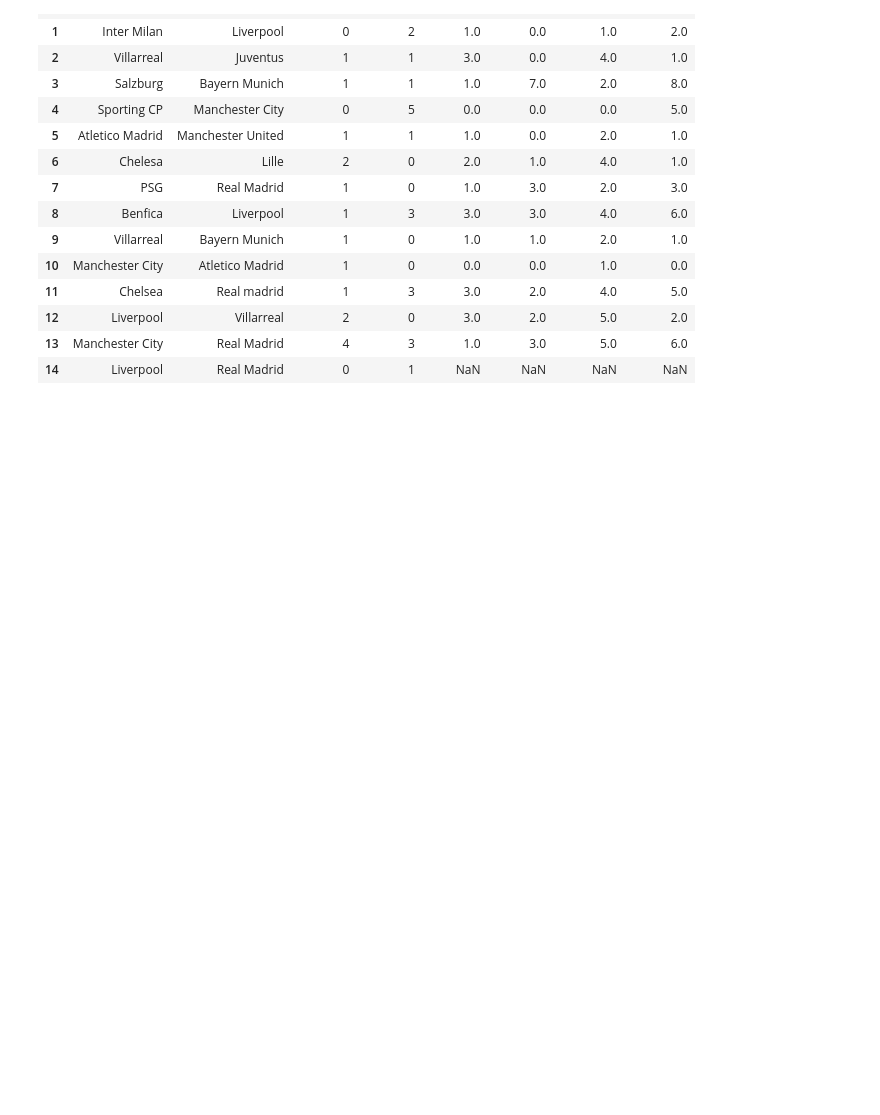
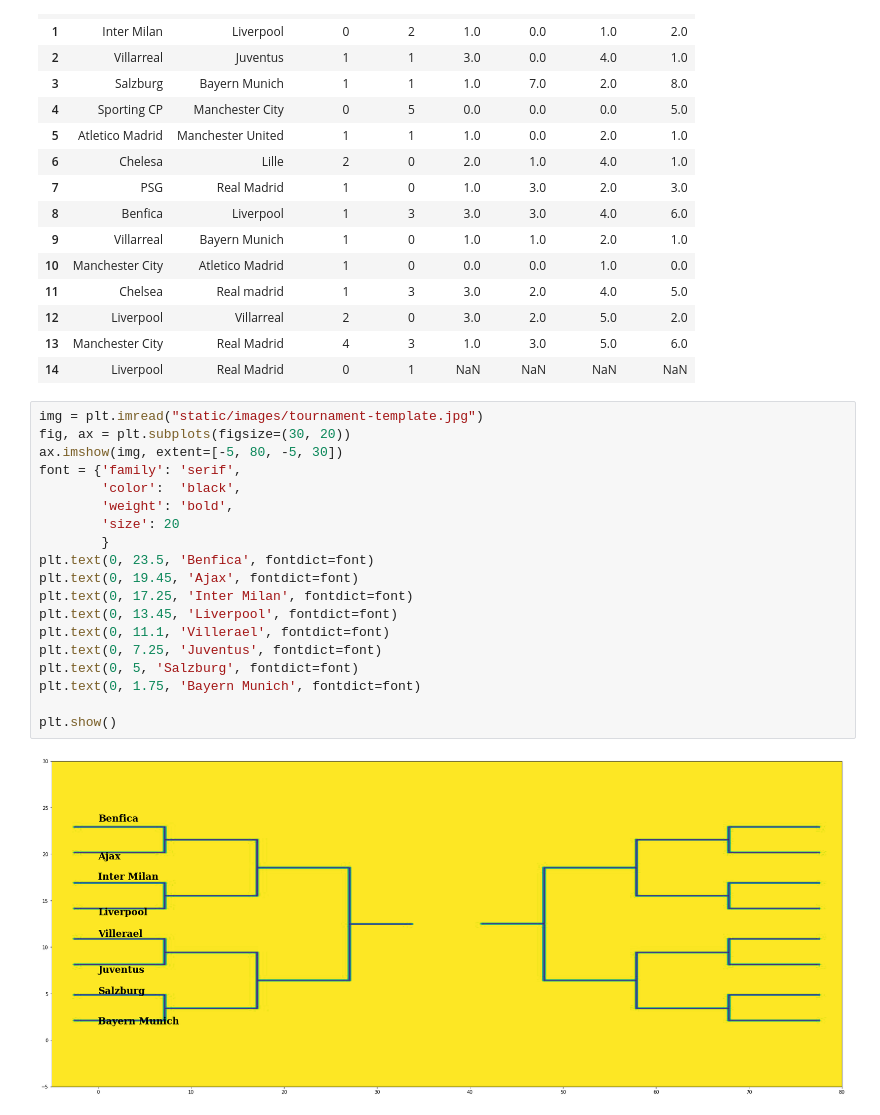
Before and after one commit to jacopofranciosiwisc/champions_league_visualizer, a Jupyter notebook: champions_league_visualizer/tester.ipynb, the cells around one changed output. Saved outputs shown, nothing was run; the diff lists cells and outputs as text; blank space fills up the shorter version.

```diff
--- a/champions_league_visualizer/tester.ipynb
+++ b/champions_league_visualizer/tester.ipynb
@@ -80,3 +81,24 @@ ks_df
 | 12 | Liverpool | Villarreal | 2 | 0 | 3.0 | 2.0 | 5.0 | 2.0 |
 | 13 | Manchester City | Real Madrid | 4 | 3 | 1.0 | 3.0 | 5.0 | 6.0 |
 | 14 | Liverpool | Real Madrid | 0 | 1 | NaN | NaN | NaN | NaN |
+# %%
+img = plt.imread("static/images/tournament-template.jpg")
+fig, ax = plt.subplots(figsize=(30, 20))
+ax.imshow(img, extent=[-5, 80, -5, 30])
+font = {'family': 'serif',
+        'color':  'black',
+        'weight': 'bold',
+        'size': 20
+        }
+plt.text(0, 23.5, 'Benfica', fontdict=font)
+plt.text(0, 19.45, 'Ajax', fontdict=font)
+plt.text(0, 17.25, 'Inter Milan', fontdict=font)
+plt.text(0, 13.45, 'Liverpool', fontdict=font)
+plt.text(0, 11.1, 'Villerael', fontdict=font)
+plt.text(0, 7.25, 'Juventus', fontdict=font)
+plt.text(0, 5, 'Salzburg', fontdict=font)
+plt.text(0, 1.75, 'Bayern Munich', fontdict=font)
+
+plt.show()
+# %% [output]
+[figure, added]
```
Also changed, not shown: parts of 1 cell of this notebook.
